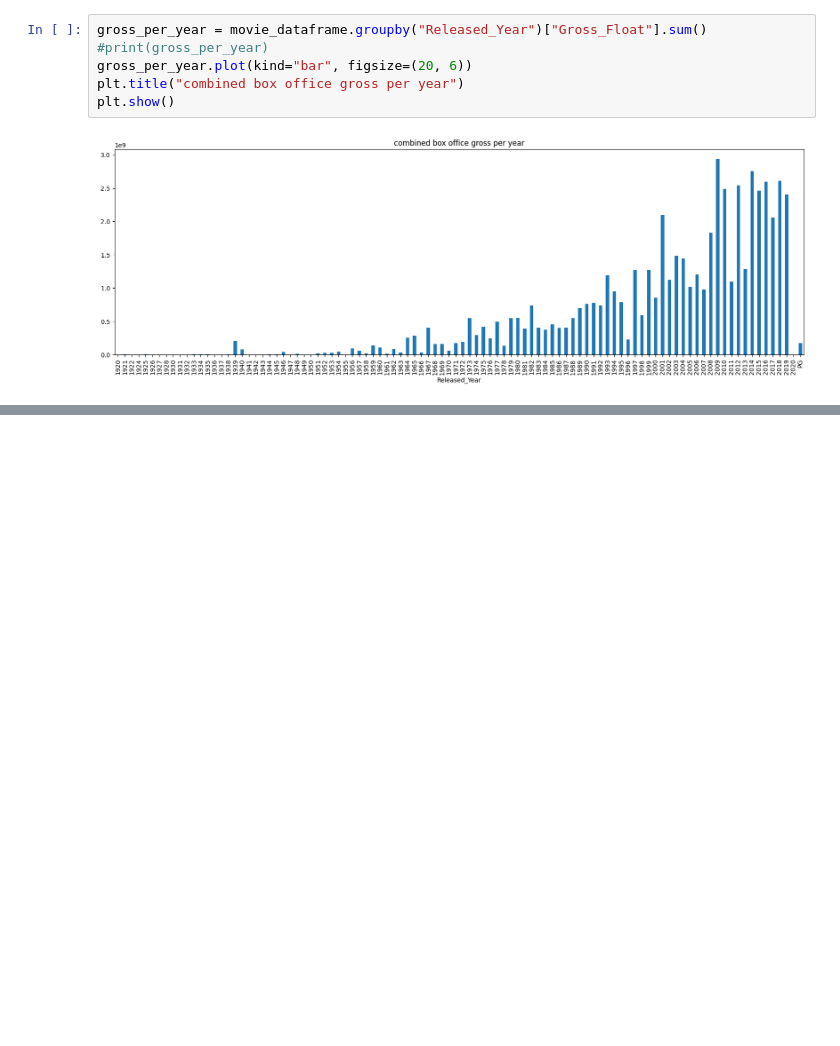
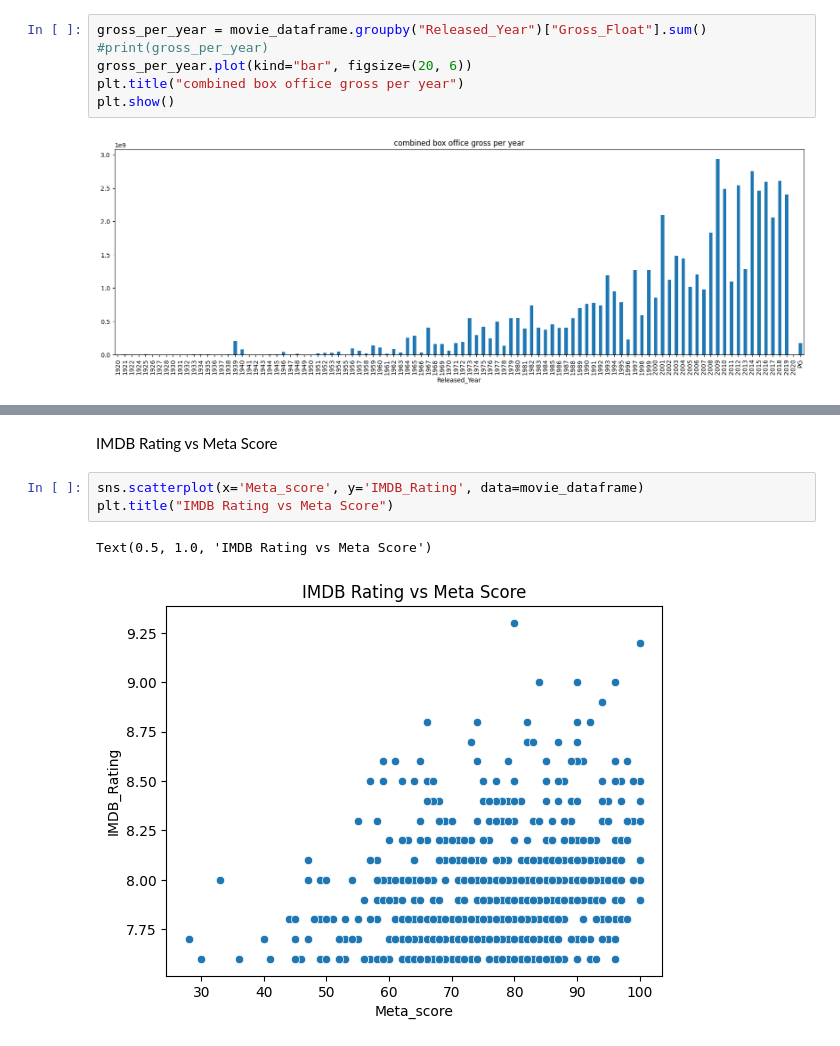
Before and after one commit to EetuHolmi/IMDB_analysis, a Jupyter notebook: exploratory_analysis.ipynb, the cells around one changed output, grey strips where cells are left out. Saved outputs shown, nothing was run; the diff lists cells and outputs as text; blank space fills up the shorter version.

```diff
--- a/exploratory_analysis.ipynb
+++ b/exploratory_analysis.ipynb
@@ -125,0 +145,8 @@ plt.show()
+# %% [markdown]
+IMDB Rating vs Meta Score
+# %%
+sns.scatterplot(x='Meta_score', y='IMDB_Rating', data=movie_dataframe)
+plt.title("IMDB Rating vs Meta Score")
+# %% [output]
+Text(0.5, 1.0, 'IMDB Rating vs Meta Score')
+[figure, added]
```
Also changed, not shown: parts of 5 cells of this notebook, 2 other files.
